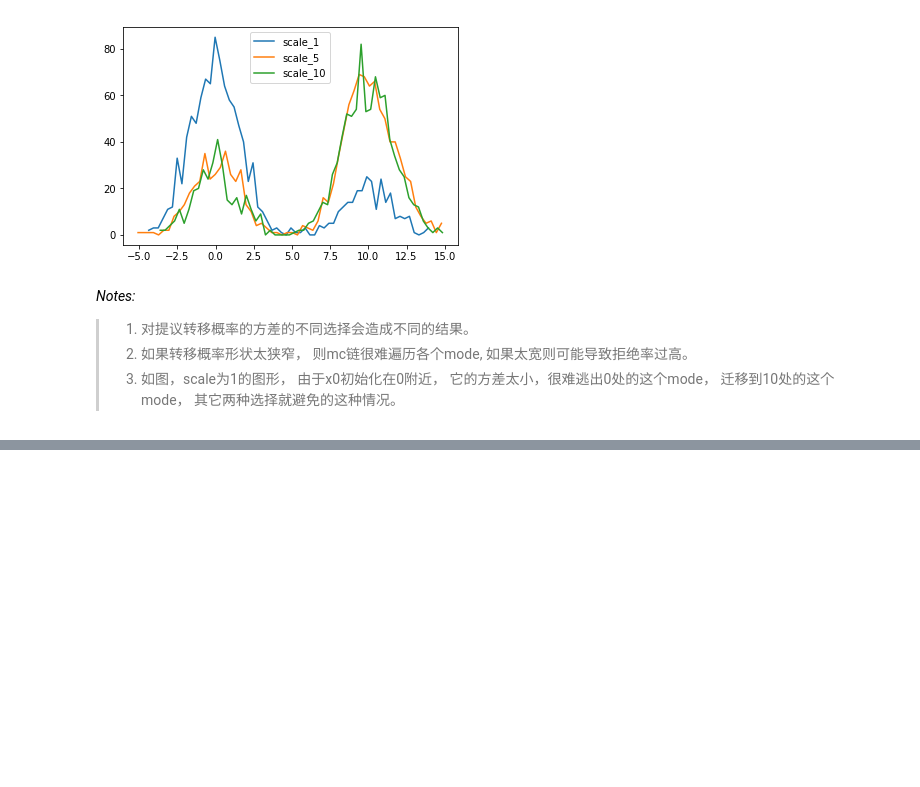
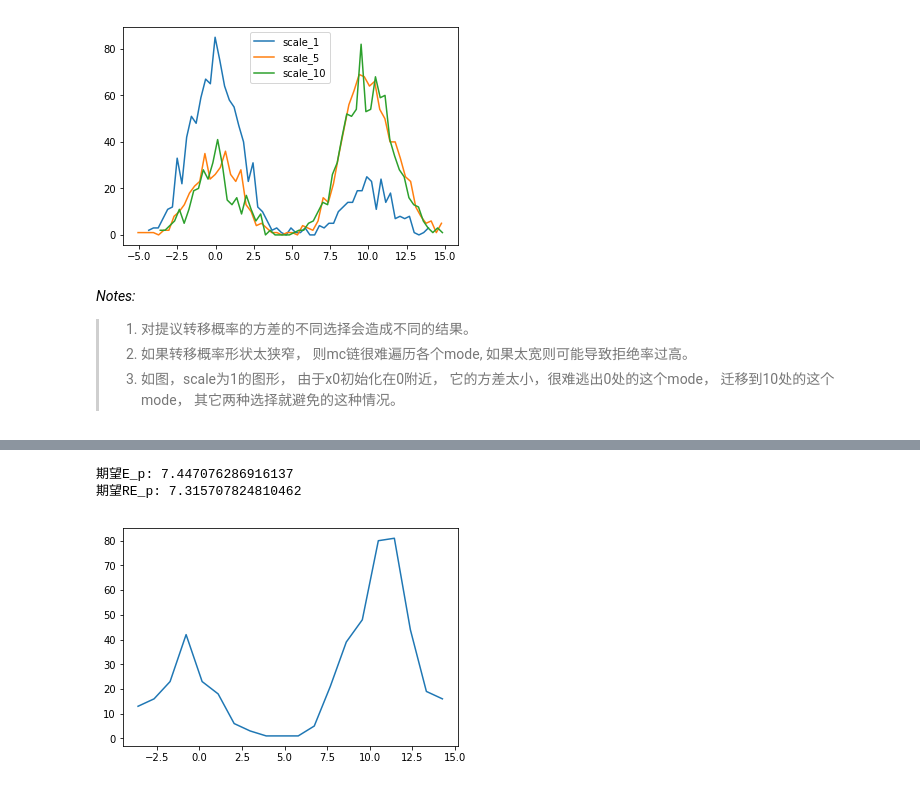
Before and after one commit to wudongming97/Codes, a Jupyter notebook: Simulations/mc.ipynb, the cells around one changed output, grey strips where cells are left out. Drawn from its saved outputs; the diff is of its cells as text; code cells hidden in the pictures; blank space fills up the shorter version.

```diff
--- a/Simulations/mc.ipynb
+++ b/Simulations/mc.ipynb
@@ -209,0 +226,35 @@ plt.legend()
+# %%
+def AIS(n_samples, p_n, f_j, betas, it, scale):
+    samples = np.zeros(n_samples)
+    weights = np.zeros(n_samples)
+    for i in range(n_samples):
+        w = 1
+        x = p_n.rvs()
+        for k in range(1, len(betas)):
+            for j in range(it):
+                x_pre = x + norm.rvs(scale=scale)
+                # Acceptance prob
+                a = f_j(x_pre, betas[k]) / f_j(x, betas[k])
+                if np.random.rand() < a:
+                    x = x_pre
+            w += np.log(f_j(x, betas[k])) - np.log(f_j(x, betas[k - 1]))
+
+        samples[i] = x
+        weights[i] = np.exp(w)
+    return samples, weights
+
+n_samples = 500
+betas = np.arange(0, 1.1, 0.1)
+samples, weights = AIS(n_samples, p_n, f_j, betas, 10, 2)
+E_p = 1 / np.sum(weights) * np.sum(weights * samples)
+print('期望E_p: {}'.format(E_p))
+
+q_resamples = np.random.choice(samples, len(samples), True, weights/np.sum(weights))
+hist2, bins2 = np.histogram(q_resamples, 20)
+bins2 = 0.5 * (bins2[1:] + bins2[:-1])
+plt.plot(bins2, hist2)
+print('期望RE_p: {}'.format(np.mean(q_resamples)))
+# %% [output]
+期望E_p: 7.447076286916137
+期望RE_p: 7.315707824810462
+[figure, added]
```
Also changed, not shown: parts of 2 cells of this notebook.
